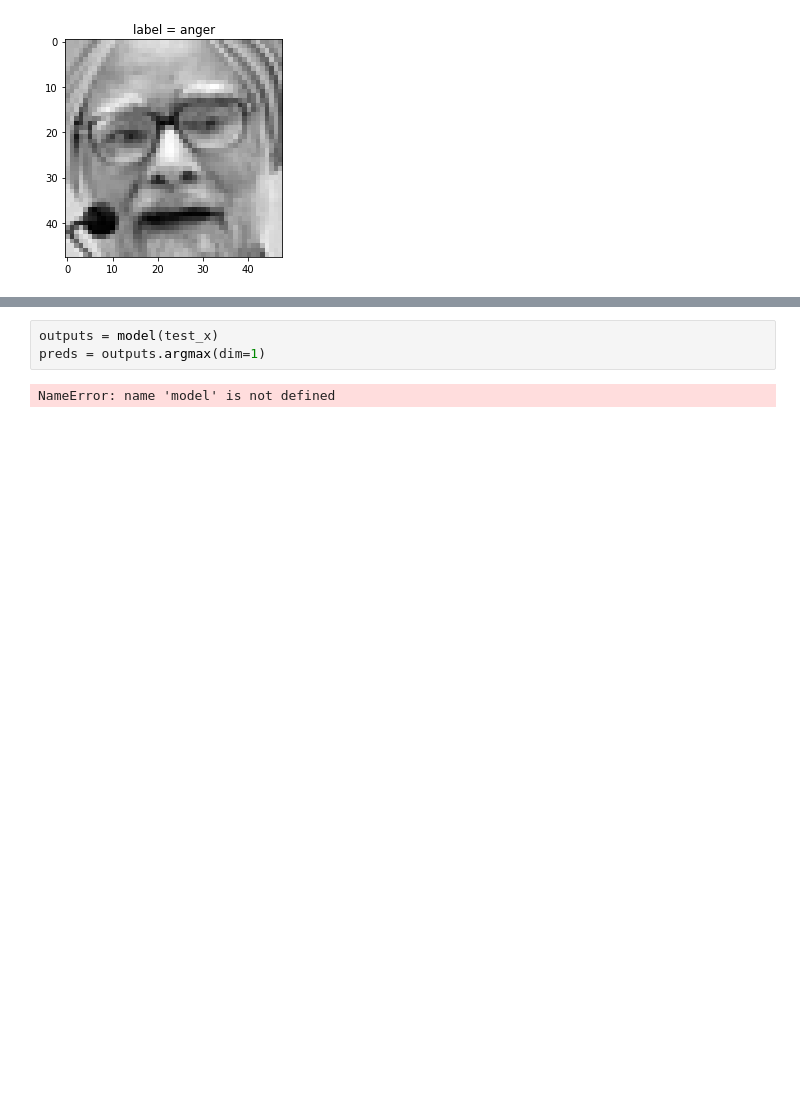
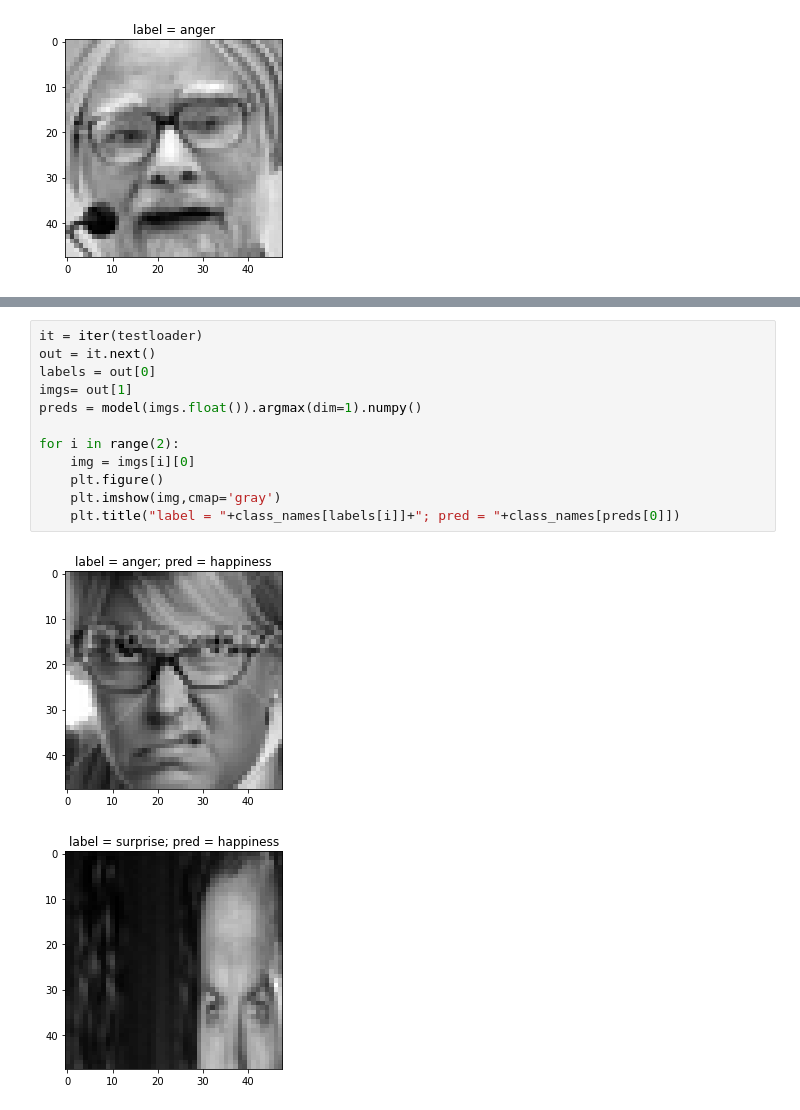
Before and after one commit to lougau92/Facial-recognition-using-cnn, a Jupyter notebook: main.ipynb, the cells around one changed output, grey strips where cells are left out. Drawn from its saved outputs; the diff is of its cells as text; blank space fills up the shorter version.

```diff
--- a/main.ipynb
+++ b/main.ipynb
@@ -101,5 +109,15 @@ RuntimeError: mat1 and mat2 shapes cannot be multiplied (7680x40 and 4x100)
-# %%
-outputs = model(test_x)
-preds = outputs.argmax(dim=1)
-# %% [output]
-NameError: name 'model' is not defined
+# %%
+it = iter(testloader)
+out = it.next()
+labels = out[0]
+imgs= out[1]
+preds = model(imgs.float()).argmax(dim=1).numpy()
+
+for i in range(2):
+    img = imgs[i][0]
+    plt.figure()
+    plt.imshow(img,cmap='gray')
+    plt.title("label = "+class_names[labels[i]]+"; pred = "+class_names[preds[0]])
+# %% [output]
+[figure, added]
+[figure, added]
```
Also changed, not shown: parts of 2 cells of this notebook.
